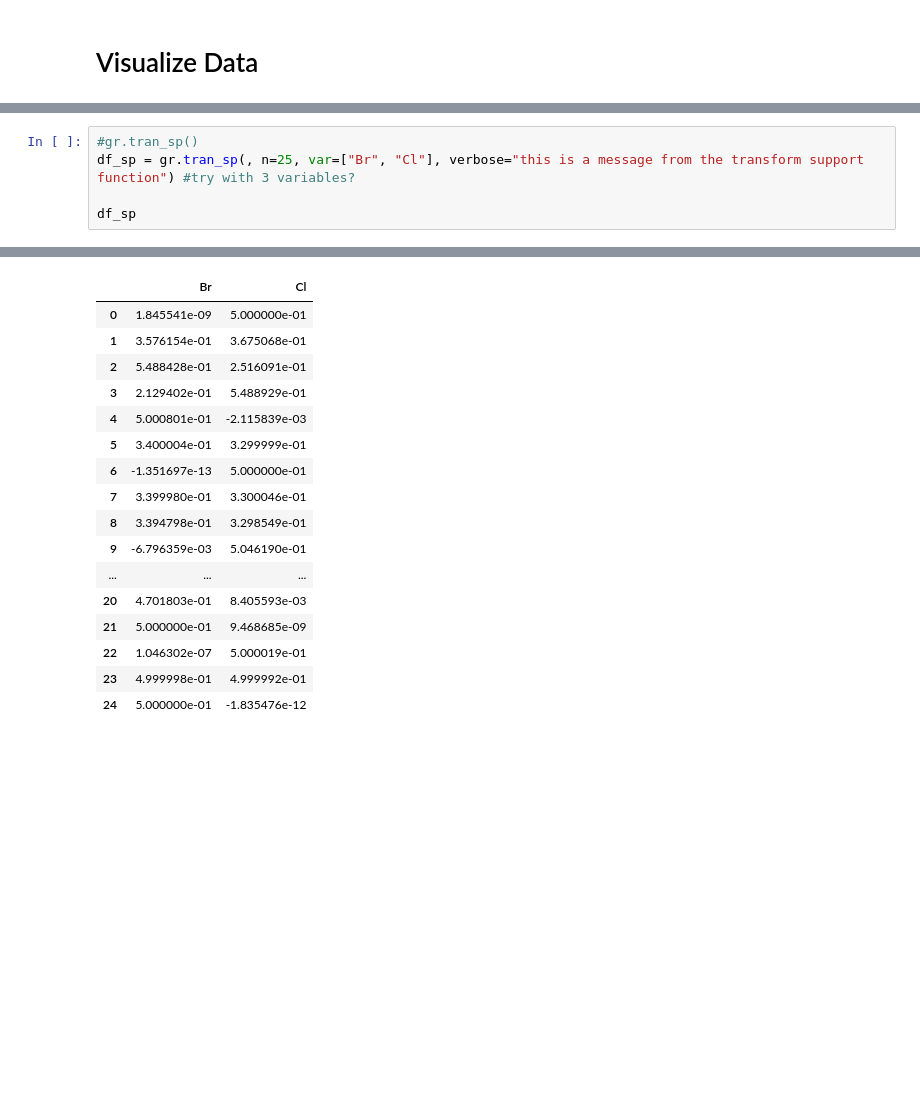
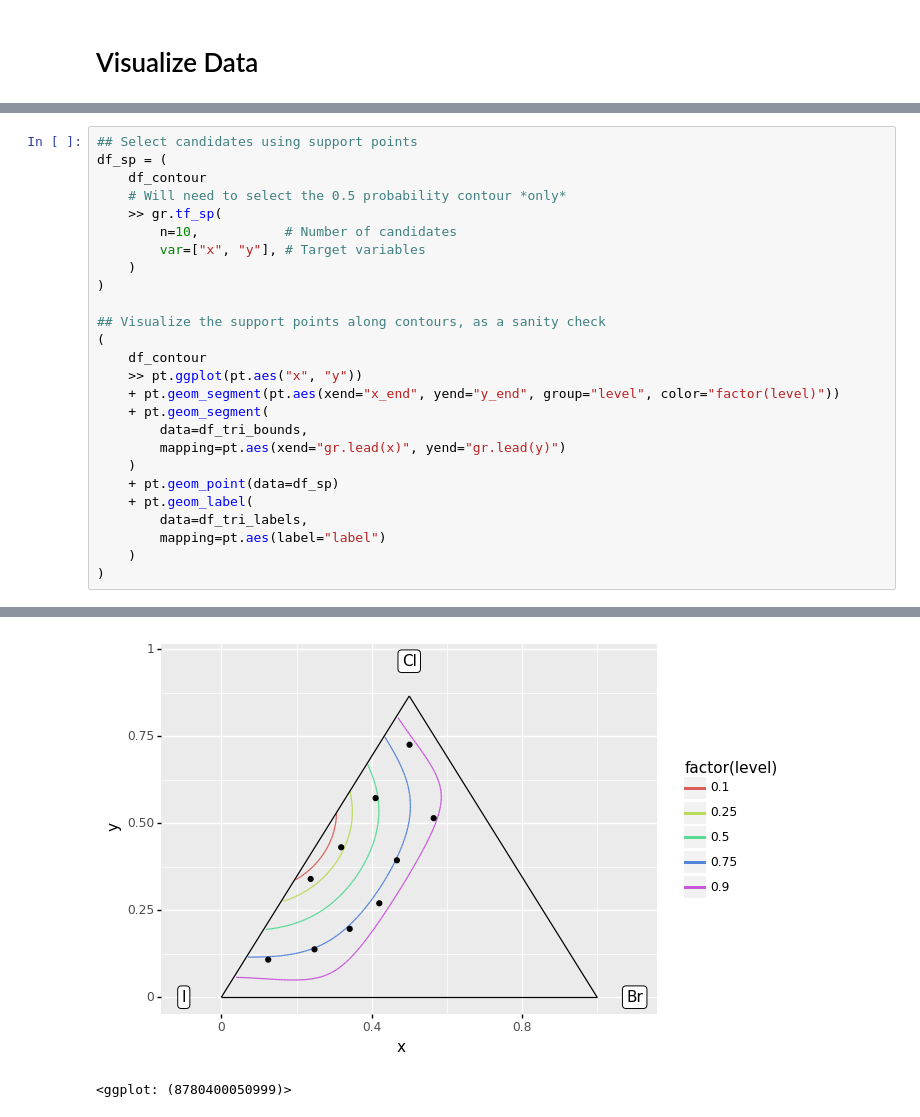
Before and after one commit to kaybr24/perovskite-solar, a Jupyter notebook: Triple Halide Contour Map.ipynb, the cells around one changed output, grey strips where cells are left out. Saved outputs shown, nothing was run; the diff lists cells and outputs as text; blank space fills up the shorter version.

```diff
--- a/Triple Halide Contour Map.ipynb
+++ b/Triple Halide Contour Map.ipynb
@@ -315,6 +327,27 @@ TypeError: unhashable type: 'list'
 # %%
-#gr.tran_sp()
-df_sp = gr.tran_sp(, n=25, var=["Br", "Cl"], verbose="this is a message from the transform support function") #try with 3 variables?
+## Select candidates using support points
+df_sp = (
+    df_contour
+    # Will need to select the 0.5 probability contour *only*
+    >> gr.tf_sp(
+        n=10,           # Number of candidates
+        var=["x", "y"], # Target variables
+    )
+)
 
-df_sp
+## Visualize the support points along contours, as a sanity check
+(
+    df_contour
+    >> pt.ggplot(pt.aes("x", "y"))
+    + pt.geom_segment(pt.aes(xend="x_end", yend="y_end", group="level", color="factor(level)"))
+    + pt.geom_segment(
+        data=df_tri_bounds,
+        mapping=pt.aes(xend="gr.lead(x)", yend="gr.lead(y)")
+    )
+    + pt.geom_point(data=df_sp)
+    + pt.geom_label(
+        data=df_tri_labels,
+        mapping=pt.aes(label="label")
+    )
+)
 # %% [output]
@@ -322,17 +355,2 @@ tran_sp finished in 17 iterations with distance criterion  nan
-|  | Br | Cl |
-| 0 | 1.845541e-09 | 5.000000e-01 |
-| 1 | 3.576154e-01 | 3.675068e-01 |
-| 2 | 5.488428e-01 | 2.516091e-01 |
-| 3 | 2.129402e-01 | 5.488929e-01 |
-| 4 | 5.000801e-01 | -2.115839e-03 |
-| 5 | 3.400004e-01 | 3.299999e-01 |
-| 6 | -1.351697e-13 | 5.000000e-01 |
-| 7 | 3.399980e-01 | 3.300046e-01 |
-| 8 | 3.394798e-01 | 3.298549e-01 |
-| 9 | -6.796359e-03 | 5.046190e-01 |
-| ... | ... | ... |
-| 20 | 4.701803e-01 | 8.405593e-03 |
-| 21 | 5.000000e-01 | 9.468685e-09 |
-| 22 | 1.046302e-07 | 5.000019e-01 |
-| 23 | 4.999998e-01 | 4.999992e-01 |
-| 24 | 5.000000e-01 | -1.835476e-12 |
+[figure, added]
+<ggplot: (8780400050999)>
```
Also changed, not shown: parts of 17 cells of this notebook.
